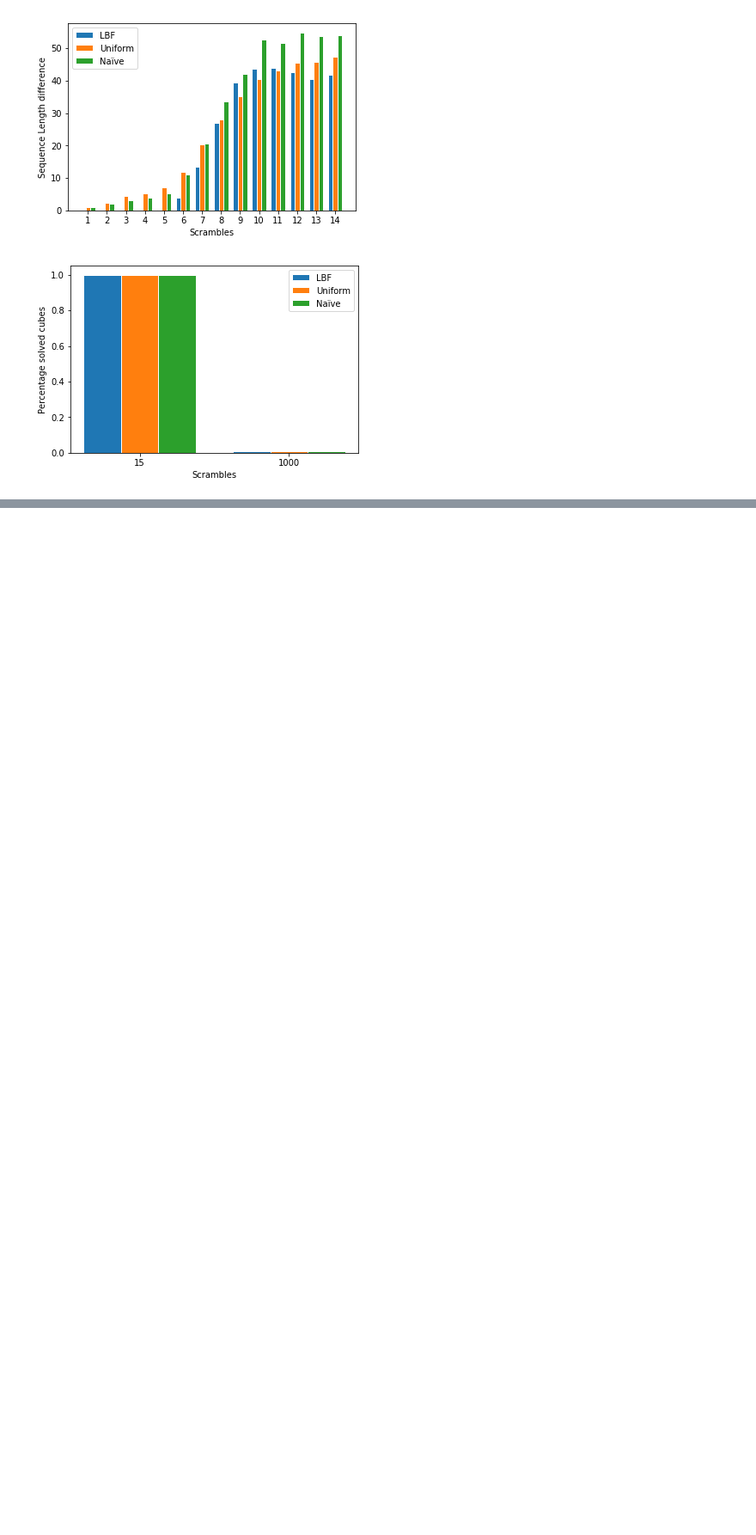
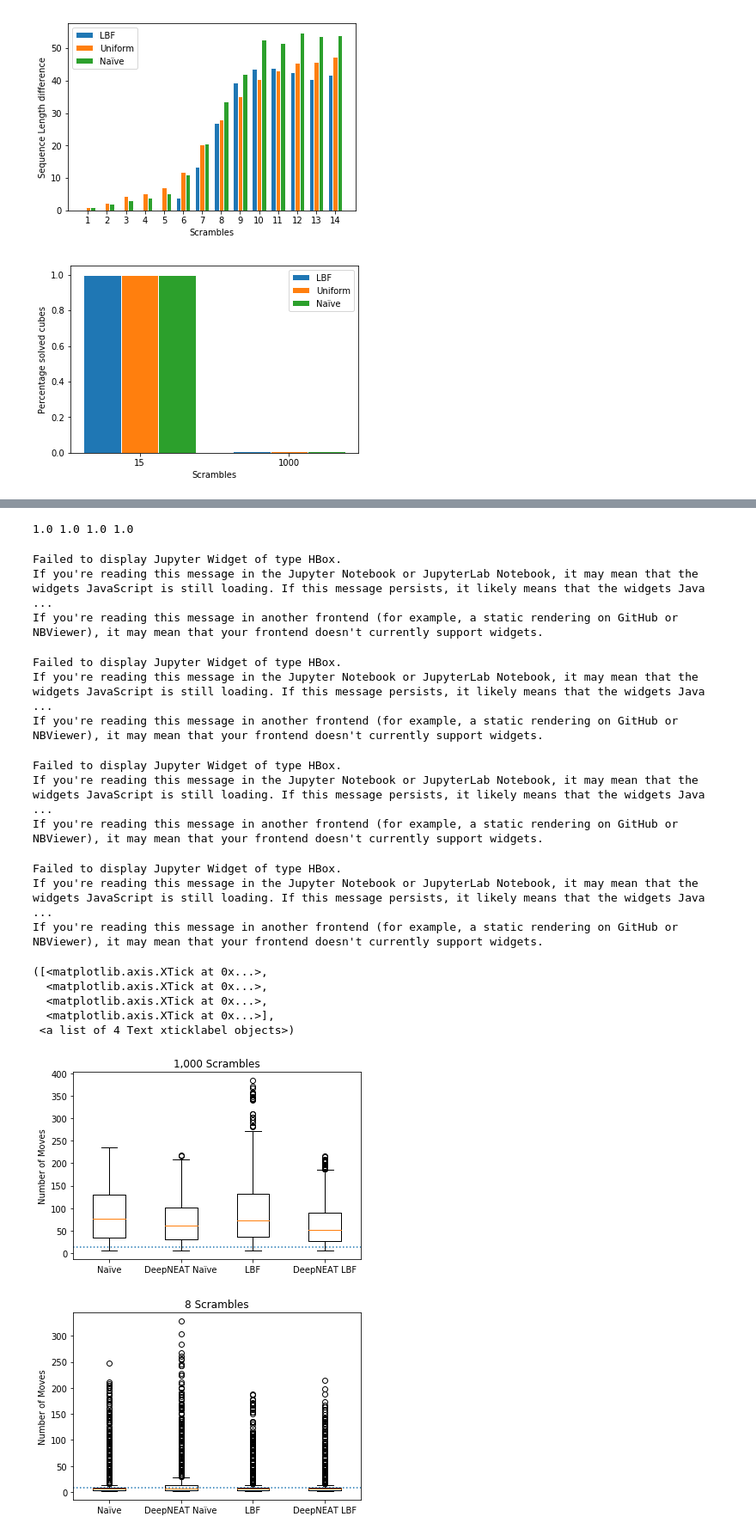
Before and after one commit to JoeHarrison/Thesis, a Jupyter notebook: Experiments/RL plots.ipynb, the cells around one changed output, grey strips where cells are left out. Shown at 86% size. Drawn from its saved outputs; the diff is of its cells as text; code cells hidden in the pictures; blank space fills up the shorter version.

```diff
--- a/Experiments/RL plots.ipynb
+++ b/Experiments/RL plots.ipynb
@@ -333,0 +370,24 @@ plt.show()
+# %%
+def maxDistance(arr):
+
+    # Used to store element to first index mapping
+    mp = {}
+
+    # Traverse elements and find maximum distance between
+    # same occurrences with the help of map.
+    maxDict = 0
+    maxFirst_idx = 0
+    for i in range(len(arr)):
+
+        # If this is first occurrence of element, insert its
+        # index in map
+        if arr[i] not in mp.keys():
+            mp[arr[i]] = i
+
+        # Else update max distance
+        else:
+            if i-mp[arr[i]]>maxDict:
+                maxDict = max(maxDict, i-mp[arr[i]])
+                maxFirst_idx = mp[arr[i]]
+
+    return maxDict, maxFirst_idx
@@ -333,0 +480,12 @@ plt.show()
+# %%
+naive_1000, naive_1000_solution_seqs, _, _, naive_dones = n_scrambles(1000, 'Naive_14')
+lbf_1000, lbf_1000_solution_seqs, _, _, lbf_dones = n_scrambles(1000, 'LBF_14')
+deep_naive_1000, deep_naive_1000_solution_seqs, _, _, deep_naive_dones = n_scrambles(1000, 'Deepneat_14_naive')
+deep_lbf_1000, deep_lbf_1000_solution_seqs, _, _, deep_lbf_dones = n_scrambles(1000, 'Deepneat_14_LBF')
+print(naive_dones/1000.0, lbf_dones/1000.0, deep_naive_dones/1000.0, deep_lbf_dones/1000.0)
+
+naive_8, _, _, _, _ = n_scrambles(8, 'Naive_14')
+lbf_8, _, _, _, _ = n_scrambles(8, 'LBF_14')
+deep_naive_8, _, _, _, _ = n_scrambles(8, 'Deepneat_14_naive')
+deep_lbf_8, _, _, _, _ = n_scrambles(8, 'Deepneat_14_LBF')
+# %% [output]
@@ -333,0 +504,20 @@ plt.show()
+1.0 1.0 1.0 1.0
+Failed to display Jupyter Widget of type HBox.
+If you're reading this message in the Jupyter Notebook or JupyterLab Notebook, it may mean that the widgets JavaScript is still loading. If this message persists, it likely means that the widgets Java ...
+If you're reading this message in another frontend (for example, a static rendering on GitHub or NBViewer), it may mean that your frontend doesn't currently support widgets.
+Failed to display Jupyter Widget of type HBox.
+If you're reading this message in the Jupyter Notebook or JupyterLab Notebook, it may mean that the widgets JavaScript is still loading. If this message persists, it likely means that the widgets Java ...
+If you're reading this message in another frontend (for example, a static rendering on GitHub or NBViewer), it may mean that your frontend doesn't currently support widgets.
+Failed to display Jupyter Widget of type HBox.
+If you're reading this message in the Jupyter Notebook or JupyterLab Notebook, it may mean that the widgets JavaScript is still loading. If this message persists, it likely means that the widgets Java ...
+If you're reading this message in another frontend (for example, a static rendering on GitHub or NBViewer), it may mean that your frontend doesn't currently support widgets.
+Failed to display Jupyter Widget of type HBox.
+If you're reading this message in the Jupyter Notebook or JupyterLab Notebook, it may mean that the widgets JavaScript is still loading. If this message persists, it likely means that the widgets Java ...
+If you're reading this message in another frontend (for example, a static rendering on GitHub or NBViewer), it may mean that your frontend doesn't currently support widgets.
+([<matplotlib.axis.XTick at 0x...>,
+  <matplotlib.axis.XTick at 0x...>,
+  <matplotlib.axis.XTick at 0x...>,
+  <matplotlib.axis.XTick at 0x...>],
+ <a list of 4 Text xticklabel objects>)
+[figure, added]
+[figure, added]
```
Also changed, not shown: parts of 18 cells of this notebook, 4 other files.
